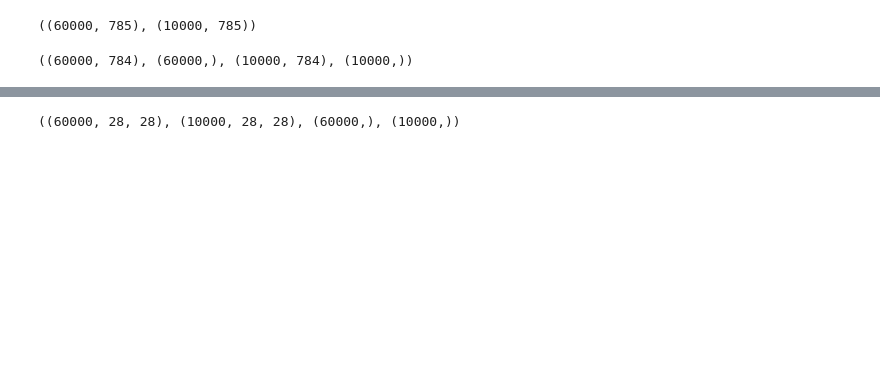
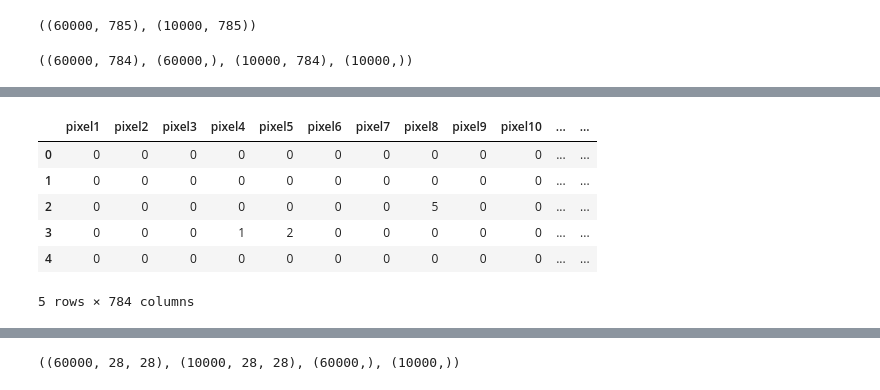
Before and after one commit to pavankumarbalijepalli/cv-image-classification-lbd, a Jupyter notebook: mnist-fashion.ipynb, the cells around one changed output, grey strips where cells are left out. Cells and saved outputs as stored; diff of their text form; code cells hidden in the pictures; blank space fills up the shorter version.

```diff
--- a/mnist-fashion.ipynb
+++ b/mnist-fashion.ipynb
@@ -21,0 +67,10 @@ train_data.shape, train_label.shape, test_data.shape, test_label.shape
+# %%
+train_data.head()
+# %% [output]
+|  | pixel1 | pixel2 | pixel3 | pixel4 | pixel5 | pixel6 | pixel7 | pixel8 | pixel9 | pixel10 | ... | ... |
+| 0 | 0 | 0 | 0 | 0 | 0 | 0 | 0 | 0 | 0 | 0 | ... | ... |
+| 1 | 0 | 0 | 0 | 0 | 0 | 0 | 0 | 0 | 0 | 0 | ... | ... |
+| 2 | 0 | 0 | 0 | 0 | 0 | 0 | 0 | 5 | 0 | 0 | ... | ... |
+| 3 | 0 | 0 | 0 | 1 | 2 | 0 | 0 | 0 | 0 | 0 | ... | ... |
+| 4 | 0 | 0 | 0 | 0 | 0 | 0 | 0 | 0 | 0 | 0 | ... | ... |
+5 rows × 784 columns
```
Also changed, not shown: parts of 7 cells of this notebook.
